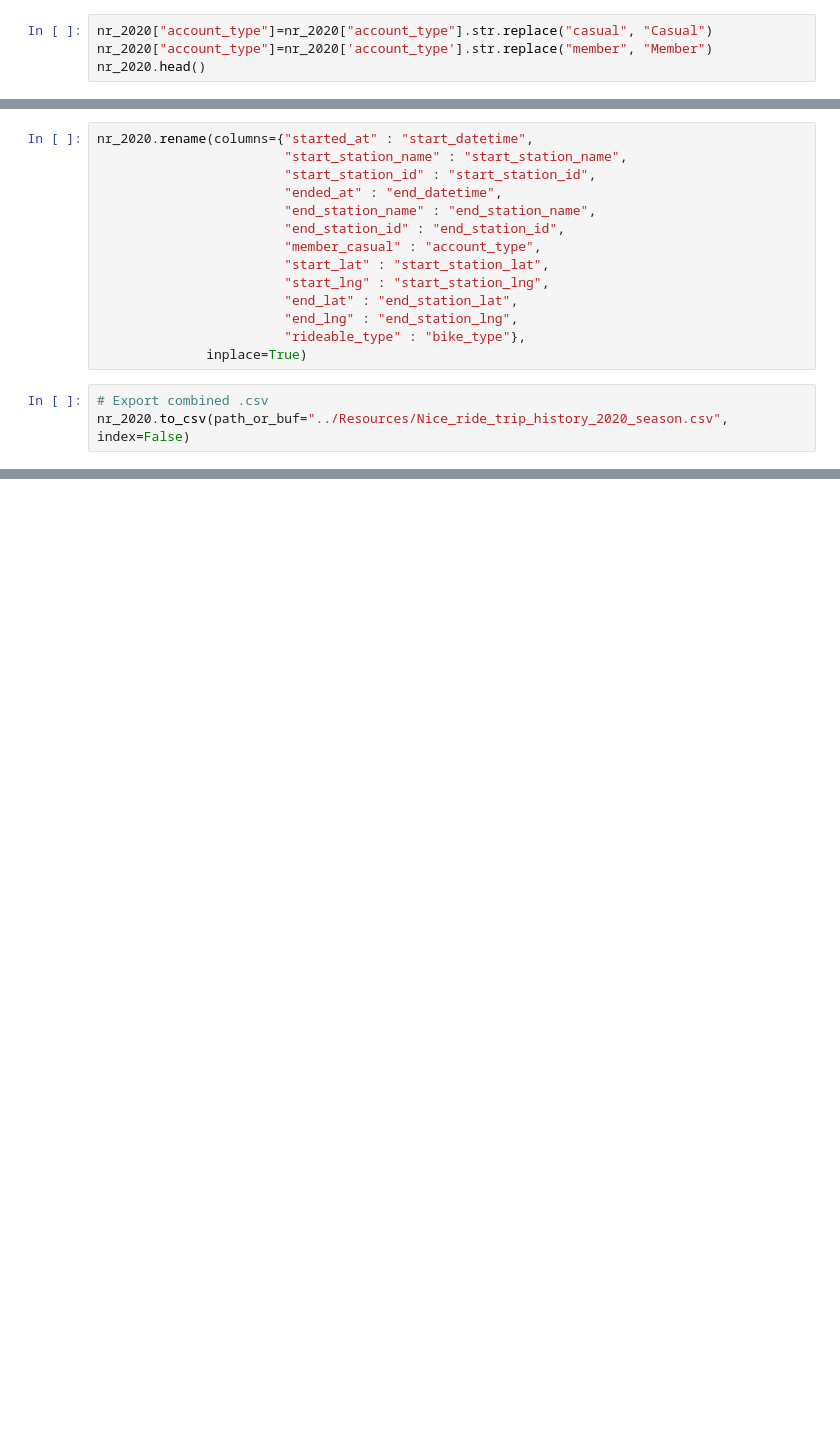
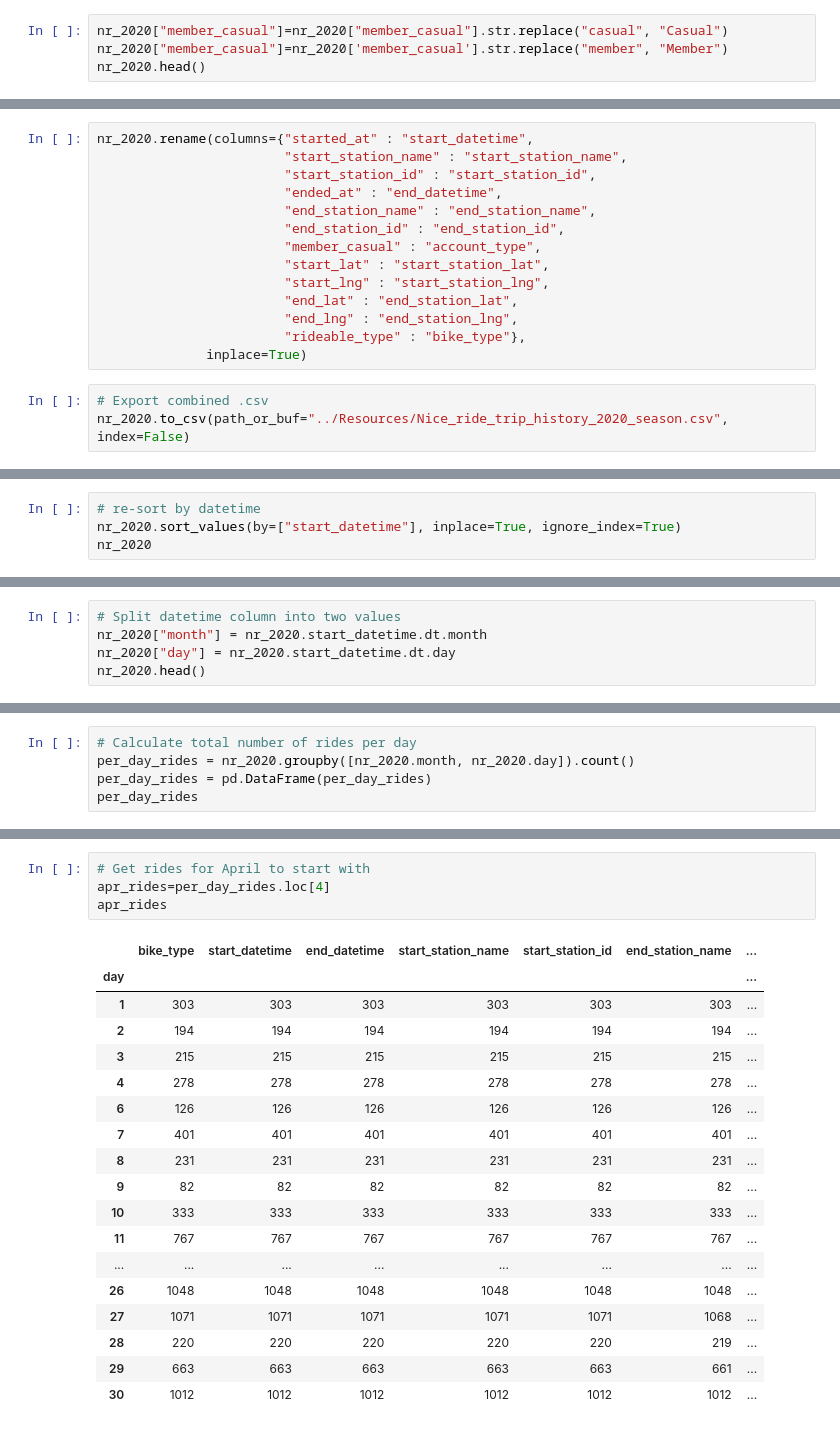
Before and after one commit to luchovzla/project-1, a Jupyter notebook: nice_ride_2020/Nice Ride 2020.ipynb, the cells around one changed output, grey strips where cells are left out. Saved outputs shown, nothing was run; the diff lists cells and outputs as text; blank space fills up the shorter version.

```diff
--- a/nice_ride_2020/Nice Ride 2020.ipynb
+++ b/nice_ride_2020/Nice Ride 2020.ipynb
@@ -69,6 +108,6 @@ nr_2020["member_casual"] = nr_2020["member_casual"].convert_dtypes()
 # %%
 nr_2020 = nr_2020.drop(columns=["ride_id"])
 # %%
-nr_2020["account_type"]=nr_2020["account_type"].str.replace("casual", "Casual")
-nr_2020["account_type"]=nr_2020['account_type'].str.replace("member", "Member")
+nr_2020["member_casual"]=nr_2020["member_casual"].str.replace("casual", "Casual")
+nr_2020["member_casual"]=nr_2020['member_casual'].str.replace("member", "Member")
 nr_2020.head()
@@ -105,0 +163,4 @@ electric_df["bike_type"].value_counts()
+# %%
+# re-sort by datetime
+nr_2020.sort_values(by=["start_datetime"], inplace=True, ignore_index=True)
+nr_2020
@@ -105,0 +181,5 @@ electric_df["bike_type"].value_counts()
+# %%
+# Split datetime column into two values
+nr_2020["month"] = nr_2020.start_datetime.dt.month
+nr_2020["day"] = nr_2020.start_datetime.dt.day
+nr_2020.head()
@@ -105,0 +193,5 @@ electric_df["bike_type"].value_counts()
+# %%
+# Calculate total number of rides per day
+per_day_rides = nr_2020.groupby([nr_2020.month, nr_2020.day]).count()
+per_day_rides = pd.DataFrame(per_day_rides)
+per_day_rides
@@ -105,0 +213,23 @@ electric_df["bike_type"].value_counts()
+# %%
+# Get rides for April to start with
+apr_rides=per_day_rides.loc[4]
+apr_rides
+# %% [output]
+|  | bike_type | start_datetime | end_datetime | start_station_name | start_station_id | end_station_name | ... |
+| day |  |  |  |  |  |  | ... |
+| 1 | 303 | 303 | 303 | 303 | 303 | 303 | ... |
+| 2 | 194 | 194 | 194 | 194 | 194 | 194 | ... |
+| 3 | 215 | 215 | 215 | 215 | 215 | 215 | ... |
+| 4 | 278 | 278 | 278 | 278 | 278 | 278 | ... |
+| 6 | 126 | 126 | 126 | 126 | 126 | 126 | ... |
+| 7 | 401 | 401 | 401 | 401 | 401 | 401 | ... |
+| 8 | 231 | 231 | 231 | 231 | 231 | 231 | ... |
+| 9 | 82 | 82 | 82 | 82 | 82 | 82 | ... |
+| 10 | 333 | 333 | 333 | 333 | 333 | 333 | ... |
+| 11 | 767 | 767 | 767 | 767 | 767 | 767 | ... |
+| ... | ... | ... | ... | ... | ... | ... | ... |
+| 26 | 1048 | 1048 | 1048 | 1048 | 1048 | 1048 | ... |
+| 27 | 1071 | 1071 | 1071 | 1071 | 1071 | 1068 | ... |
+| 28 | 220 | 220 | 220 | 220 | 220 | 219 | ... |
+| 29 | 663 | 663 | 663 | 663 | 663 | 661 | ... |
+| 30 | 1012 | 1012 | 1012 | 1012 | 1012 | 1012 | ... |
```
Also changed, not shown: parts of 26 cells of this notebook.
